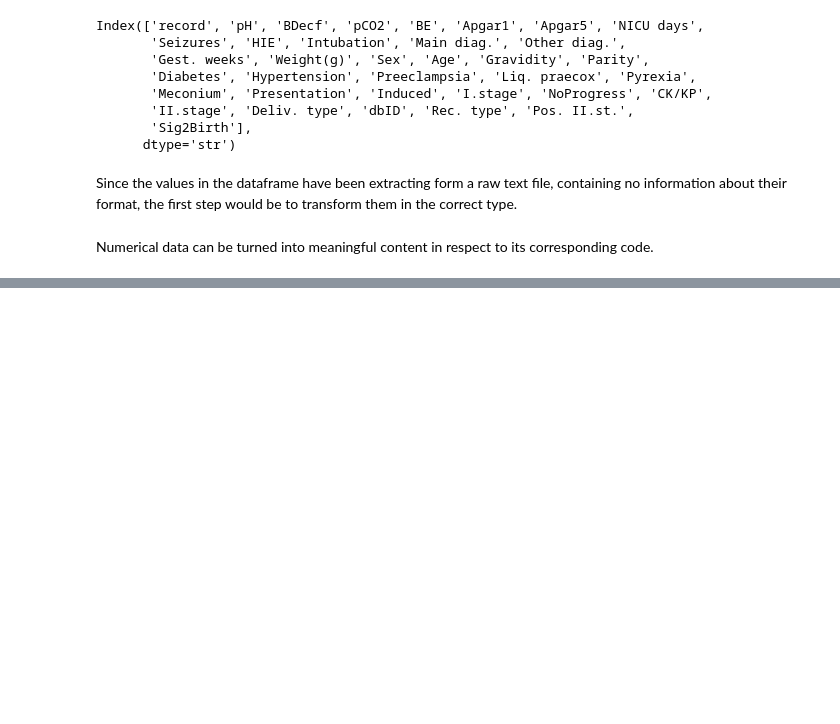
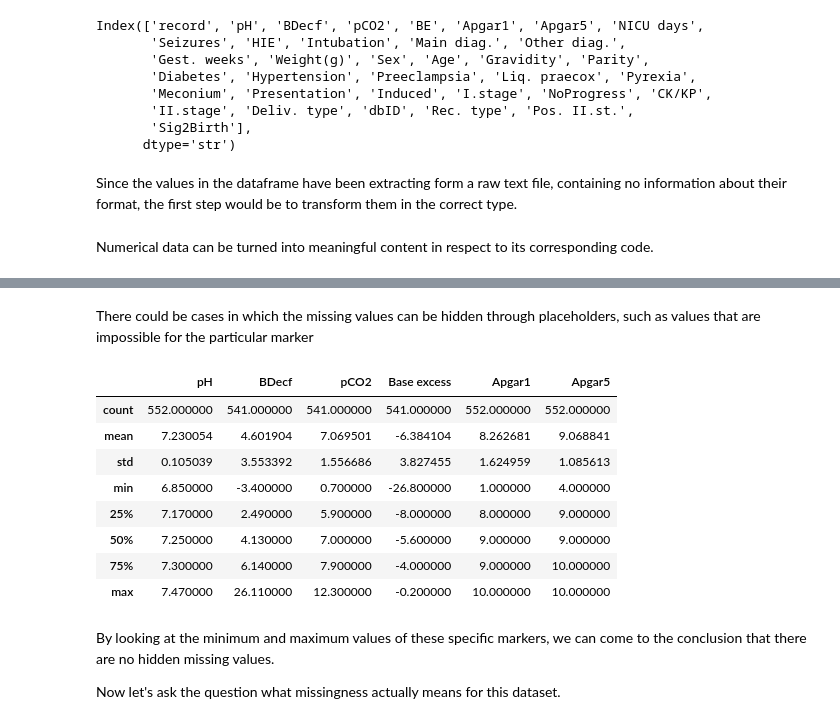
Before and after one commit to trnnstella/Fetal-health-analysis, a Jupyter notebook: fetal-health.ipynb, the cells around one changed output, grey strips where cells are left out. Cells and saved outputs as stored; diff of their text form; code cells hidden in the pictures; blank space fills up the shorter version.

Commit message:
missing values
shared missingness of BDcef, pCO2, BE; before speculation

```diff
--- a/fetal-health.ipynb
+++ b/fetal-health.ipynb
@@ -73,7 +87,9 @@ for c in cat_cols:
 # %% [markdown]
 Numerical data can be turned into meaningful content in respect to its corresponding code.
 # %%
-df_clinical["Sex"] = df_clinical["Sex"].map({"female": 1, "male": 2})
-df_clinical["Presentation"] = df_clinical["Presentation"].map({"normal": 1, "breech": 2, "other": 3})
-df_clinical["Deliv. type"] = df_clinical["Deliv. type"].map({"vaginal": 1, "cs": 2})
-df_clinical["Rec. type"] = df_clinical["Rec. type"].map({"USG": 1, "FECG": 2, "combined": 12})
+df_clinical["Sex"] = df_clinical["Sex"].map({1.0 :"female" , 2: "male"})
+df_clinical["Presentation"] = df_clinical["Presentation"].map({1: "normal",2: "breech",3: "other"})
+df_clinical["Deliv. type"] = df_clinical["Deliv. type"].map({1: "vaginal",2: "cs"})
+df_clinical["Rec. type"] = df_clinical["Rec. type"].map({1: "USG",2: "FECG",12: "combined"})
+# %%
+df_clinical.rename(columns={"BE": "Base excess"}, inplace=True)
@@ -79,0 +123,18 @@ df_clinical["Rec. type"] = df_clinical["Rec. type"].map({"USG": 1, "FECG": 2, "c
+# %% [markdown]
+There could be cases in which the missing values can be hidden through placeholders, such as values that are impossible for the particular marker
+# %%
+df_clinical.iloc[:, [x for x in range (7)]].describe()
+# %% [output]
+|  | pH | BDecf | pCO2 | Base excess | Apgar1 | Apgar5 |
+| count | 552.000000 | 541.000000 | 541.000000 | 541.000000 | 552.000000 | 552.000000 |
+| mean | 7.230054 | 4.601904 | 7.069501 | -6.384104 | 8.262681 | 9.068841 |
+| std | 0.105039 | 3.553392 | 1.556686 | 3.827455 | 1.624959 | 1.085613 |
+| min | 6.850000 | -3.400000 | 0.700000 | -26.800000 | 1.000000 | 4.000000 |
+| 25% | 7.170000 | 2.490000 | 5.900000 | -8.000000 | 8.000000 | 9.000000 |
+| 50% | 7.250000 | 4.130000 | 7.000000 | -5.600000 | 9.000000 | 9.000000 |
+| 75% | 7.300000 | 6.140000 | 7.900000 | -4.000000 | 9.000000 | 10.000000 |
+| max | 7.470000 | 26.110000 | 12.300000 | -0.200000 | 10.000000 | 10.000000 |
+# %% [markdown]
+By looking at the minimum and maximum values of these specific markers, we can come to the conclusion that there are no hidden missing values.
+
+Now let's ask the question what missingness actually means for this dataset.
```
Also changed, not shown: parts of 8 cells of this notebook.
